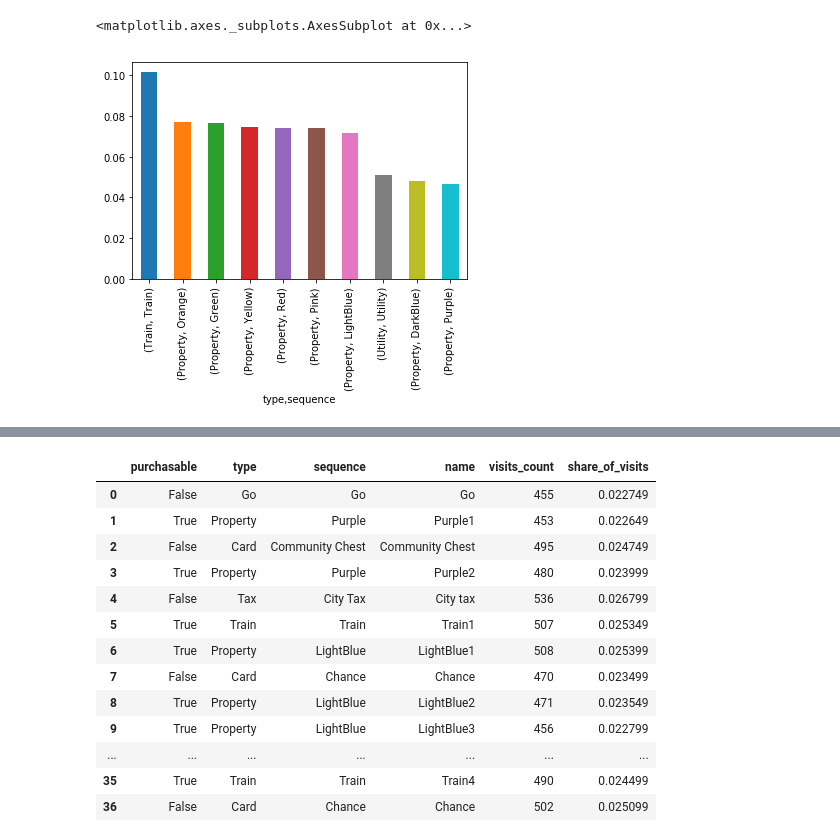
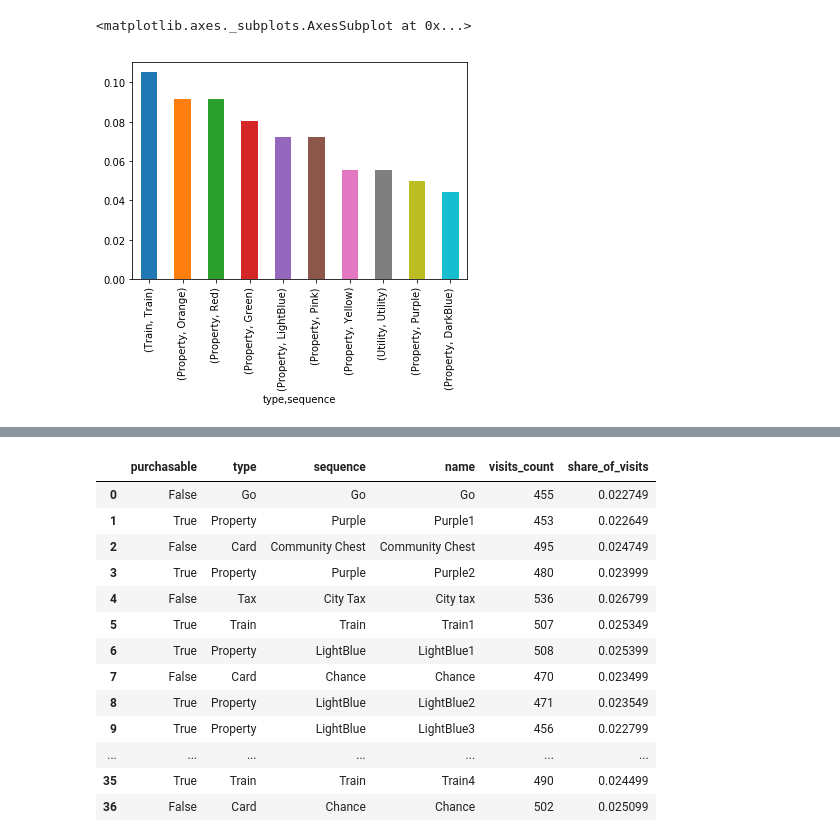
Before and after one commit to hitchhiker744/monopoly_math, a Jupyter notebook: simulation.ipynb, the cells around one changed output, grey strips where cells are left out. Cells and saved outputs as stored; diff of their text form; code cells hidden in the pictures.

```diff
--- a/simulation.ipynb
+++ b/simulation.ipynb
@@ -48,6 +10,2 @@ game.run_game(10000)
-# %%
-game.extract_results()
-game.results_plot
-# %% [output]
-<matplotlib.axes._subplots.AxesSubplot at 0x...>
-[figure, removed]
+# %%
+simulation.run_simulation(100)
@@ -54,3 +14,8 @@ game.results_plot
+# %%
+simulation.make_plot()
+# %% [output]
+<matplotlib.axes._subplots.AxesSubplot at 0x...>
+[figure, added]
 # %%
 game.results['share_of_visits'].plot(kind='bar', x=game.results['type'])
 # %% [output]
```
Also changed, not shown: parts of 23 cells of this notebook, 2 other files.
